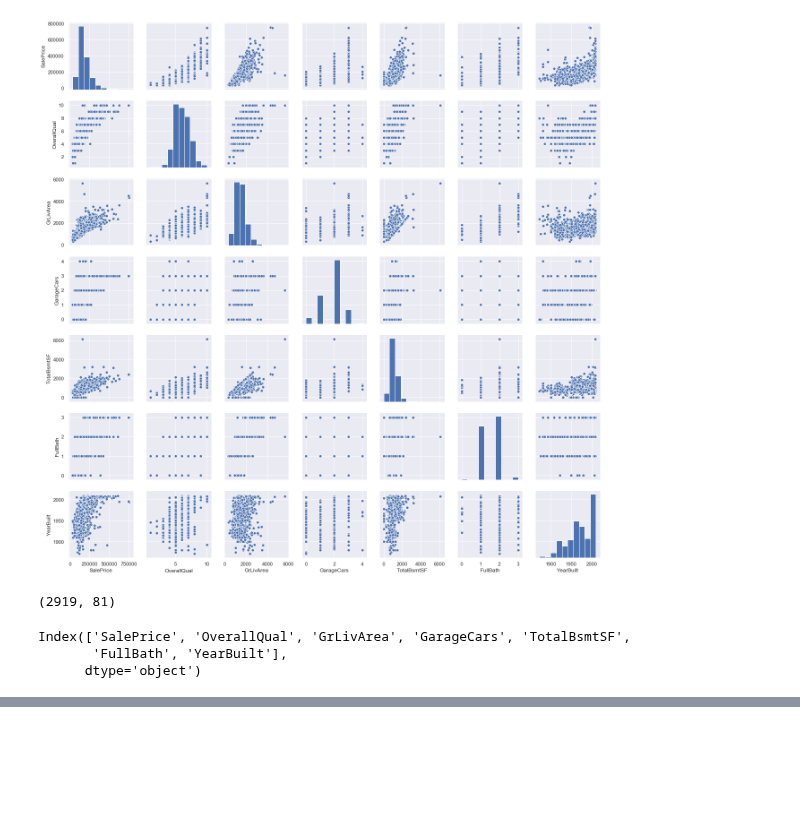
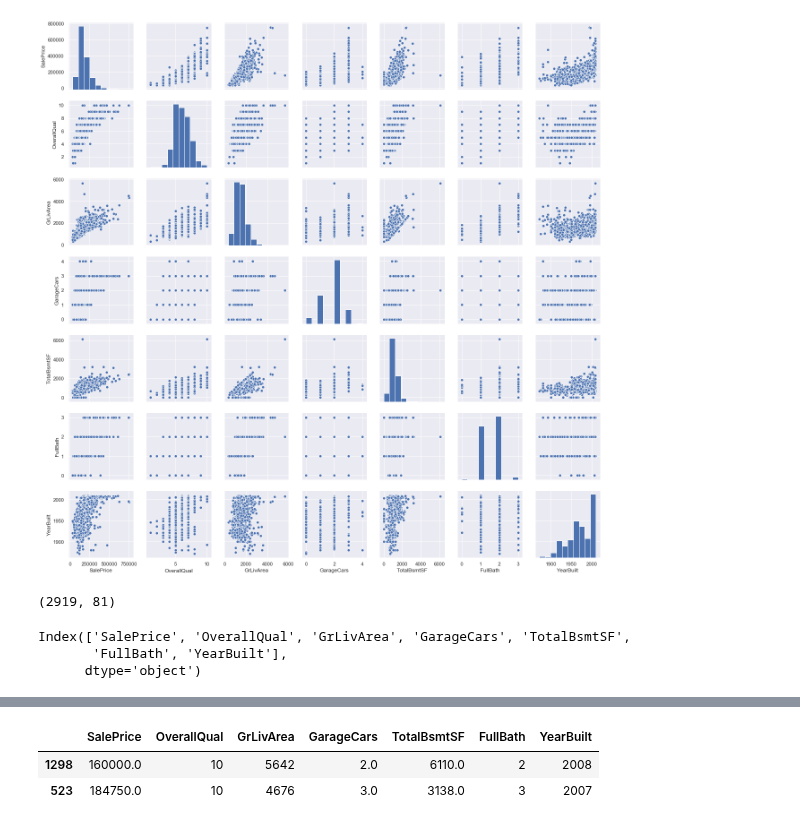
Before and after one commit to gameboy4264/Kaggle-Comp, a Jupyter notebook: housing/Untitled.ipynb, the cells around one changed output, grey strips where cells are left out. Cells and saved outputs as stored; diff of their text form; code cells hidden in the pictures; blank space fills up the shorter version.

```diff
--- a/housing/Untitled.ipynb
+++ b/housing/Untitled.ipynb
@@ -127,0 +111,6 @@ import xgboost as xgb
+# %%
+train.sort_values(by = 'GrLivArea', ascending = False)[:2]
+# %% [output]
+|  | SalePrice | OverallQual | GrLivArea | GarageCars | TotalBsmtSF | FullBath | YearBuilt |
+| 1298 | 160000.0 | 10 | 5642 | 2.0 | 6110.0 | 2 | 2008 |
+| 523 | 184750.0 | 10 | 4676 | 3.0 | 3138.0 | 3 | 2007 |
```
Also changed, not shown: parts of 14 cells of this notebook, 9 other files.
